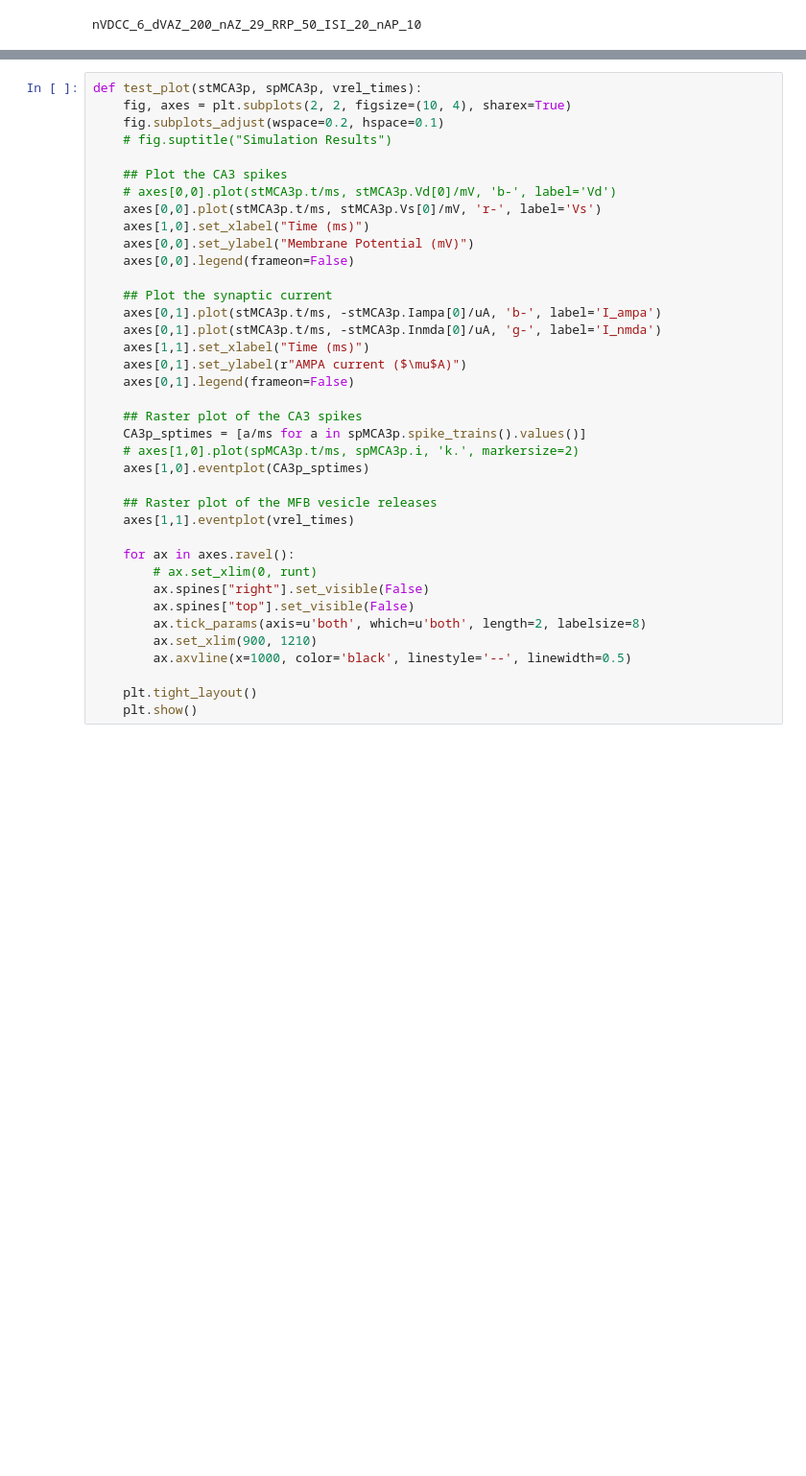
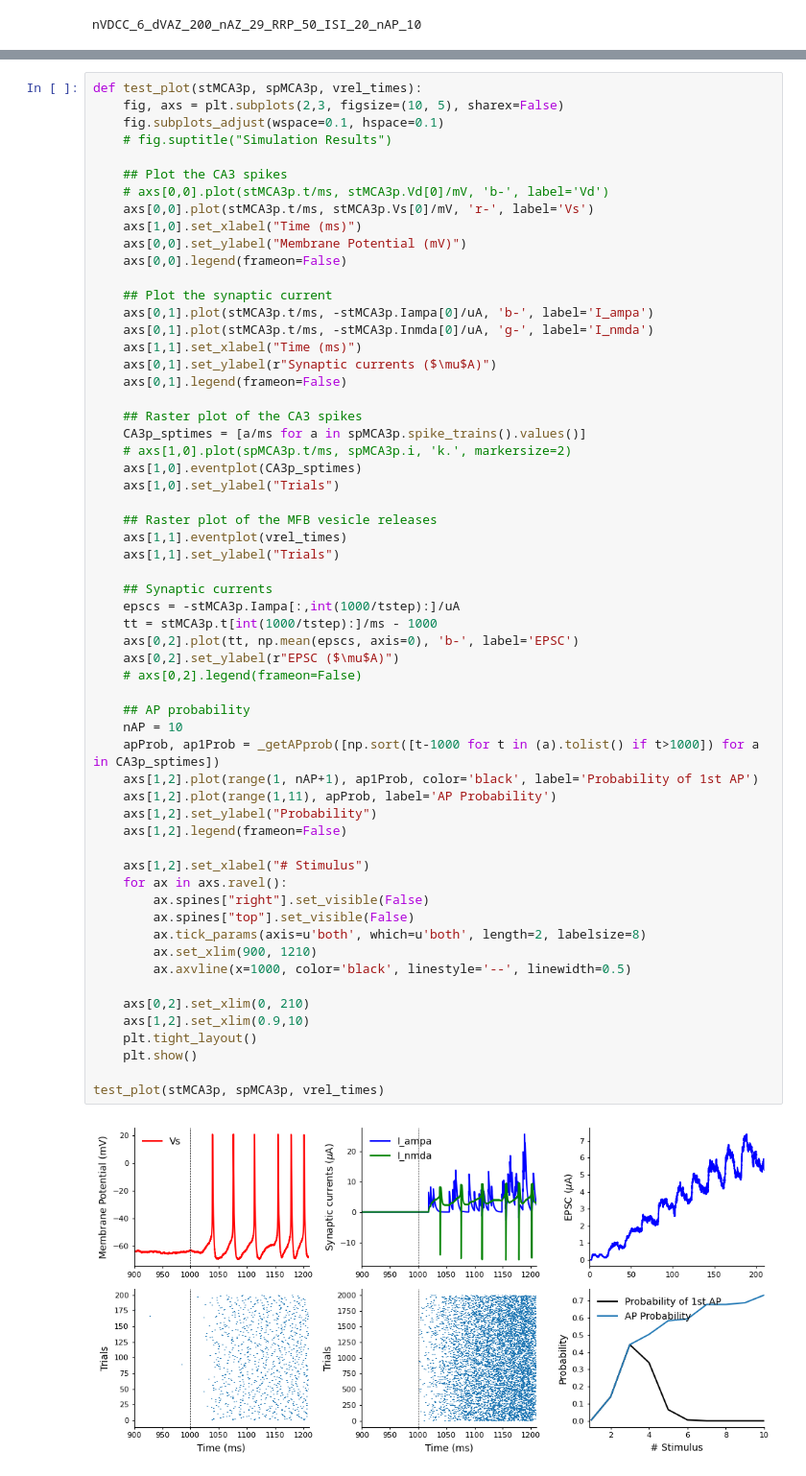
Before and after one commit to nishs1729/MFB, a Jupyter notebook: model_brian2/DG_CA3p/model.ipynb, the cells around one changed output, grey strips where cells are left out. Shown at 96% size. Saved outputs shown, nothing was run; the diff lists cells and outputs as text; blank space fills up the shorter version.

```diff
--- a/model_brian2/DG_CA3p/model.ipynb
+++ b/model_brian2/DG_CA3p/model.ipynb
@@ -139,38 +176,61 @@ tt = stMCA3p.t[int(1000/tstep):]/ms - 1000
 # %%
 def test_plot(stMCA3p, spMCA3p, vrel_times):
-    fig, axes = plt.subplots(2, 2, figsize=(10, 4), sharex=True)
-    fig.subplots_adjust(wspace=0.2, hspace=0.1)
+    fig, axs = plt.subplots(2,3, figsize=(10, 5), sharex=False)
+    fig.subplots_adjust(wspace=0.1, hspace=0.1)
     # fig.suptitle("Simulation Results")
 
     ## Plot the CA3 spikes
-    # axes[0,0].plot(stMCA3p.t/ms, stMCA3p.Vd[0]/mV, 'b-', label='Vd')
-    axes[0,0].plot(stMCA3p.t/ms, stMCA3p.Vs[0]/mV, 'r-', label='Vs')
-    axes[1,0].set_xlabel("Time (ms)")
-    axes[0,0].set_ylabel("Membrane Potential (mV)")
-    axes[0,0].legend(frameon=False)
+    # axs[0,0].plot(stMCA3p.t/ms, stMCA3p.Vd[0]/mV, 'b-', label='Vd')
+    axs[0,0].plot(stMCA3p.t/ms, stMCA3p.Vs[0]/mV, 'r-', label='Vs')
+    axs[1,0].set_xlabel("Time (ms)")
+    axs[0,0].set_ylabel("Membrane Potential (mV)")
+    axs[0,0].legend(frameon=False)
 
     ## Plot the synaptic current
-    axes[0,1].plot(stMCA3p.t/ms, -stMCA3p.Iampa[0]/uA, 'b-', label='I_ampa')
-    axes[0,1].plot(stMCA3p.t/ms, -stMCA3p.Inmda[0]/uA, 'g-', label='I_nmda')
-    axes[1,1].set_xlabel("Time (ms)")
-    axes[0,1].set_ylabel(r"AMPA current ($\mu$A)")
-    axes[0,1].legend(frameon=False)
+    axs[0,1].plot(stMCA3p.t/ms, -stMCA3p.Iampa[0]/uA, 'b-', label='I_ampa')
+    axs[0,1].plot(stMCA3p.t/ms, -stMCA3p.Inmda[0]/uA, 'g-', label='I_nmda')
+    axs[1,1].set_xlabel("Time (ms)")
+    axs[0,1].set_ylabel(r"Synaptic currents ($\mu$A)")
+    axs[0,1].legend(frameon=False)
 
     ## Raster plot of the CA3 spikes
     CA3p_sptimes = [a/ms for a in spMCA3p.spike_trains().values()]
-    # axes[1,0].plot(spMCA3p.t/ms, spMCA3p.i, 'k.', markersize=2)
-    axes[1,0].eventplot(CA3p_sptimes)
+    # axs[1,0].plot(spMCA3p.t/ms, spMCA3p.i, 'k.', markersize=2)
+    axs[1,0].eventplot(CA3p_sptimes)
+    axs[1,0].set_ylabel("Trials")
 
     ## Raster plot of the MFB vesicle releases
-    axes[1,1].eventplot(vrel_times)
+    axs[1,1].eventplot(vrel_times)
+    axs[1,1].set_ylabel("Trials")
 
-    for ax in axes.ravel():
-        # ax.set_xlim(0, runt)
+    ## Synaptic currents
+    epscs = -stMCA3p.Iampa[:,int(1000/tstep):]/uA
+    tt = stMCA3p.t[int(1000/tstep):]/ms - 1000
+    axs[0,2].plot(tt, np.mean(epscs, axis=0), 'b-', label='EPSC')
+    axs[0,2].set_ylabel(r"EPSC ($\mu$A)")
+    # axs[0,2].legend(frameon=False)
+
+    ## AP probability
+    nAP = 10
+    apProb, ap1Prob = _getAPprob([np.sort([t-1000 for t in (a).tolist() if t>1000]) for a in CA3p_sptimes])
+    axs[1,2].plot(range(1, nAP+1), ap1Prob, color='black', label='Probability of 1st AP')
+    axs[1,2].plot(range(1,11), apProb, label='AP Probability')
+    axs[1,2].set_ylabel("Probability")
+    axs[1,2].legend(frameon=False)
+
+    axs[1,2].set_xlabel("# Stimulus")
+    for ax in axs.ravel():
         ax.spines["right"].set_visible(False)
         ax.spines["top"].set_visible(False)
         ax.tick_params(axis=u'both', which=u'both', length=2, labelsize=8)
         ax.set_xlim(900, 1210)
         ax.axvline(x=1000, color='black', linestyle='--', linewidth=0.5)
 
+    axs[0,2].set_xlim(0, 210)
+    axs[1,2].set_xlim(0.9,10)
     plt.tight_layout()
     plt.show()
+
+test_plot(stMCA3p, spMCA3p, vrel_times)
+# %% [output]
+[figure, added]
```
Also changed, not shown: parts of 4 cells of this notebook, 3 other files.
